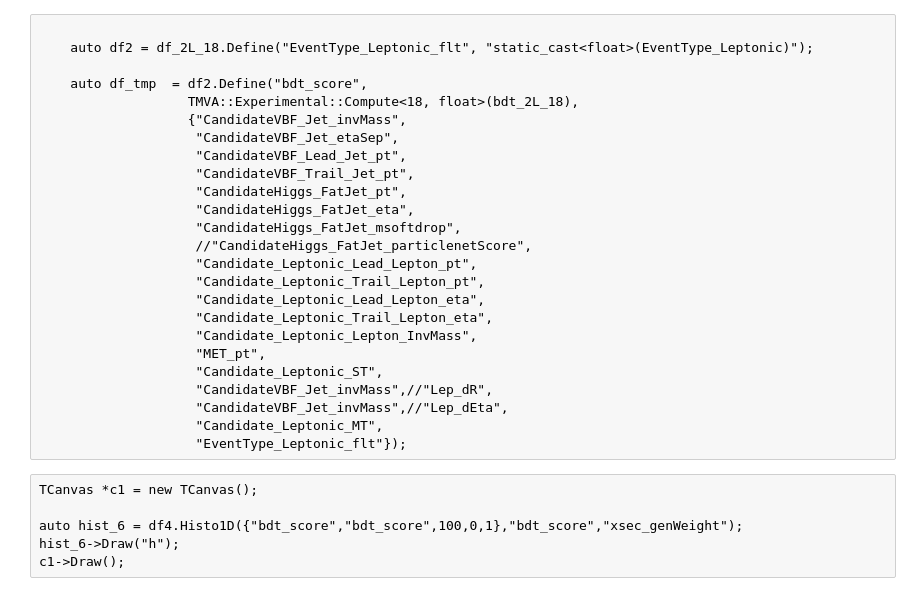
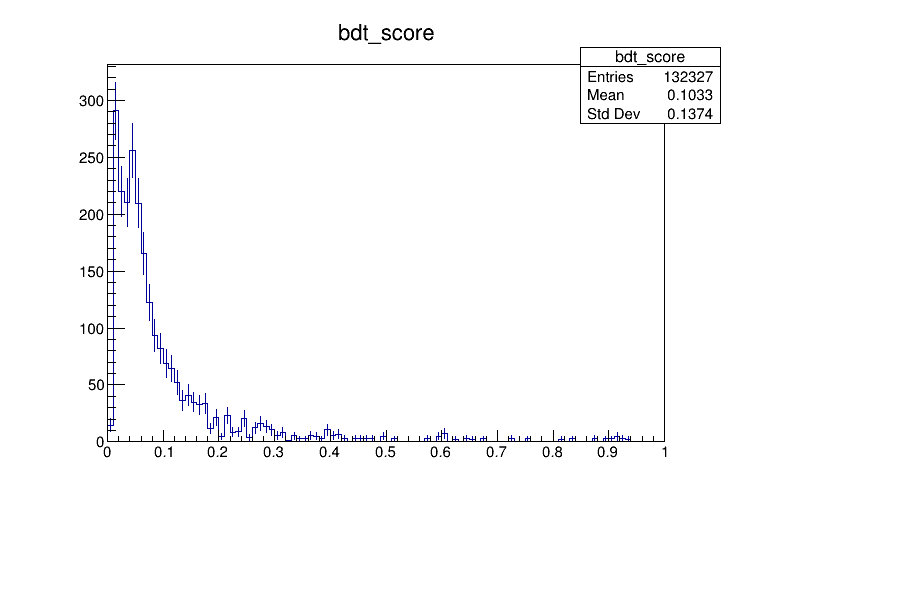
Before and after one commit to lzygala/HVV, a Jupyter notebook: Bdt/Apply_BDT_C++.ipynb, the cells around one changed output. Drawn from its saved outputs; the diff is of its cells as text; code cells hidden in the pictures; blank space fills up the shorter version.

```diff
--- a/Bdt/Apply_BDT_C++.ipynb
+++ b/Bdt/Apply_BDT_C++.ipynb
@@ -135,25 +97,0 @@ auto apply_bdt_2L(T &df_in, TMVA::Experimental::RBDT<> bdt){
-# %% [raw]
-
-    auto df2 = df_2L_18.Define("EventType_Leptonic_flt", "static_cast<float>(EventType_Leptonic)");
-
-    auto df_tmp  = df2.Define("bdt_score",
-                   TMVA::Experimental::Compute<18, float>(bdt_2L_18),
-                   {"CandidateVBF_Jet_invMass",
-                    "CandidateVBF_Jet_etaSep",
-                    "CandidateVBF_Lead_Jet_pt",
-                    "CandidateVBF_Trail_Jet_pt",
-                    "CandidateHiggs_FatJet_pt",
-                    "CandidateHiggs_FatJet_eta",
-                    "CandidateHiggs_FatJet_msoftdrop",
-                    //"CandidateHiggs_FatJet_particlenetScore",
-                    "Candidate_Leptonic_Lead_Lepton_pt",
-                    "Candidate_Leptonic_Trail_Lepton_pt",
-                    "Candidate_Leptonic_Lead_Lepton_eta",
-                    "Candidate_Leptonic_Trail_Lepton_eta",
-                    "Candidate_Leptonic_Lepton_InvMass",
-                    "MET_pt",
-                    "Candidate_Leptonic_ST",
-                    "CandidateVBF_Jet_invMass",//"Lep_dR",
-                    "CandidateVBF_Jet_invMass",//"Lep_dEta",
-                    "Candidate_Leptonic_MT",
-                    "EventType_Leptonic_flt"});
@@ -185,6 +98,30 @@ df_out_1L_16APV.Snapshot("Events_semileptonic", (eos_path+"MC_BDT_16APV.root").c
-# %% [raw]
-TCanvas *c1 = new TCanvas();
-
-auto hist_6 = df4.Histo1D({"bdt_score","bdt_score",100,0,1},"bdt_score","xsec_genWeight");
-hist_6->Draw("h");
-c1->Draw();
+# %%
+auto df_1L_17_mid = df_1L_17.Define("CandidateW_SemiLeptonic_FatJet_flavor_flt", "static_cast<float>(CandidateW_SemiLeptonic_FatJet_flavor)")
+            .Define("Candidate_SemiLeptonic_Lepton_type_flt", "static_cast<float>(Candidate_SemiLeptonic_Lepton_type)");
+
+auto df_1L_17_out = df_1L_17_mid.Define("bdt_score",
+               TMVA::Experimental::Compute<16, float>(bdt_1L_17),
+               {"CandidateVBF_Jet_invMass",
+                "CandidateVBF_Jet_etaSep",
+                "CandidateVBF_Lead_Jet_pt",
+                "CandidateVBF_Trail_Jet_pt",
+                "CandidateHiggs_FatJet_pt",
+                "CandidateHiggs_FatJet_eta",
+                "CandidateHiggs_FatJet_msoftdrop",
+                "CandidateW_SemiLeptonic_FatJet_pt",
+                "CandidateW_SemiLeptonic_FatJet_eta",
+                "CandidateW_SemiLeptonic_FatJet_msoftdrop",
+                "CandidateW_SemiLeptonic_FatJet_flavor_flt",
+                "Candidate_SemiLeptonic_Lepton_pt",
+                "Candidate_SemiLeptonic_Lepton_eta",
+                "MET_pt",
+                "Candidate_SemiLeptonic_ST",
+                "Candidate_SemiLeptonic_Lepton_type_flt"});
+
+TCanvas *c1 = new TCanvas();
+
+auto hist_6 = df_1L_17_out.Histo1D({"bdt_score","bdt_score",100,0,1},"bdt_score","Xsec_genWeight");
+hist_6->Draw("h");
+c1->Draw();
+# %% [output]
+[figure, added]
```
Also changed, not shown: parts of 15 cells of this notebook.
